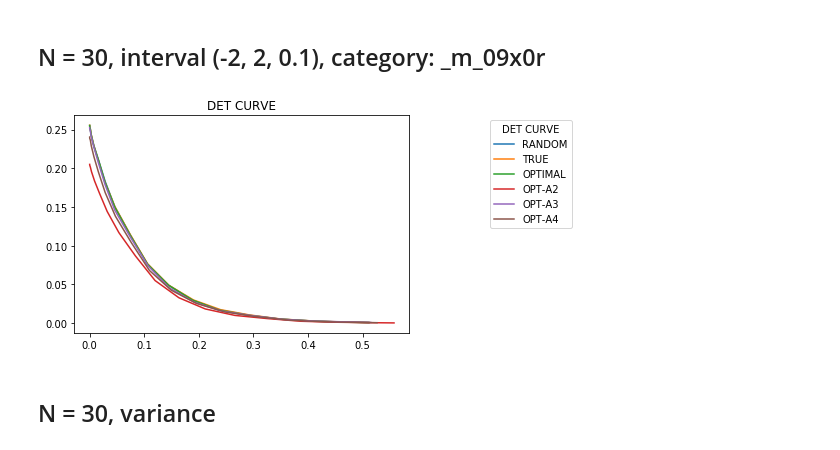
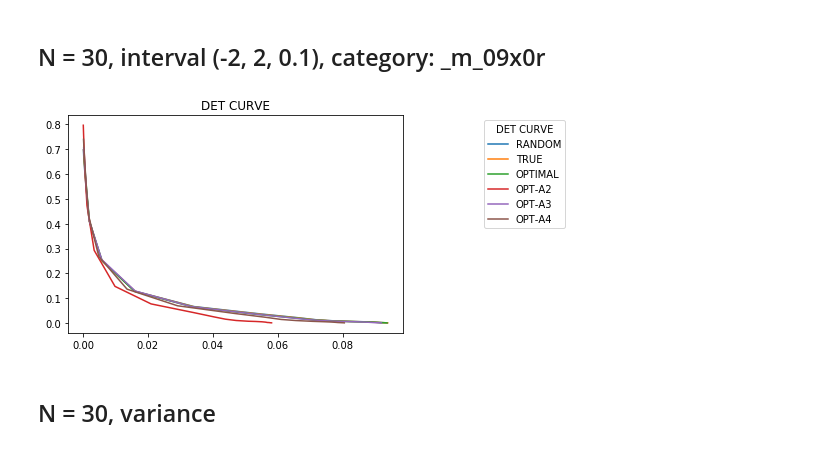
Before and after one commit to sabithassan/Senior-Thesis, a Jupyter notebook: Notebooks/Senior thesis.ipynb, the cells around one changed output. Drawn from its saved outputs; the diff is of its cells as text; code cells hidden in the pictures.

```diff
--- a/Notebooks/Senior thesis.ipynb
+++ b/Notebooks/Senior thesis.ipynb
@@ -732,29 +864,29 @@ plt.show()
 # %%
 import pickle
 import matplotlib.pyplot as plt
 
-collectedStrat = pickle.load(open("n30_strat.dat.pkl"))
+collectedStrat = pickle.load(open("max_strat.dat.pkl"))
 tradeoffs = collectedStrat["tradeoffs"]
 (randFAR, randFRR, varRandFAR, varRandFRR) = collectedStrat["random"]
 (trueFAR, trueFRR, varXFAR, varXFRR) = collectedStrat["true"]
 (OPTFAR, OPTFRR, varOPTFAR, varOPTFRR) = collectedStrat["OPT_CNN"]
 (A2FAR, A2FRR, varA2FAR, varA2FRR) = collectedStrat["OPT_CNN_A2"]
 (A3FAR, A3FRR, varA3FAR, varA3FRR) = collectedStrat["OPT_CNN_A3"]
 (A4FAR, A4FRR, varA4FAR, varA4FRR) = collectedStrat["OPT_CNN_A4"]
 
 f1 = plt.figure("DET CURVE")
 plt.plot(randFAR,randFRR, label = "RANDOM")
 #f2 = plt.figure("RBF" + speaker)
 plt.plot(trueFAR,trueFRR, label = "TRUE")
 plt.plot(OPTFAR,OPTFRR, label = "OPTIMAL")
 plt.plot(A2FAR,A2FRR, label = "OPT-A2")
 plt.plot(A3FAR,A3FRR, label = "OPT-A3")
 plt.plot(A4FAR,A4FRR, label = "OPT-A4")
 plt.legend(bbox_to_anchor=(1.5, 1), title="DET CURVE")
 plt.title("DET CURVE")
 plt.show()
 # %% [output]
-[figure, old version]
+[figure, new version]
 # %% [markdown]
 ## N = 30, variance
 # %%
```
Also changed, not shown: parts of 4 cells of this notebook, 30 other files.
